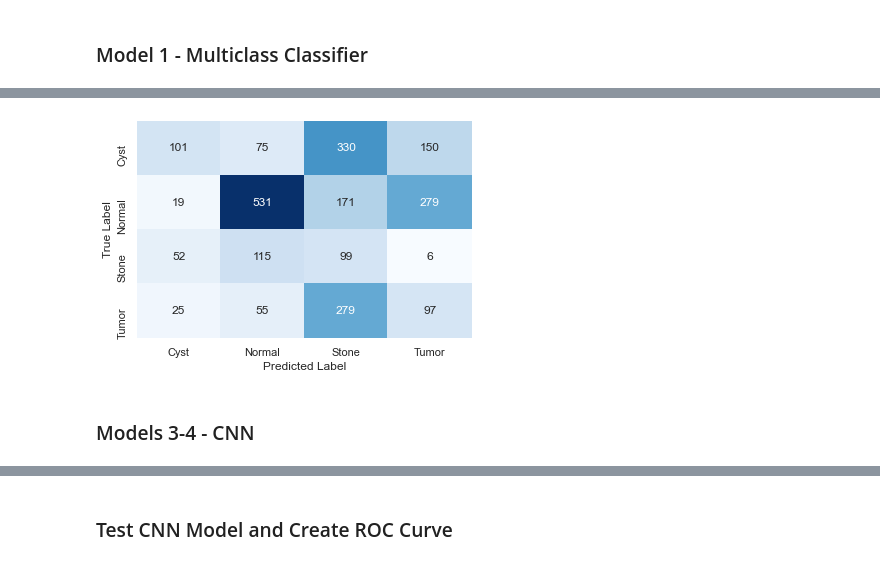
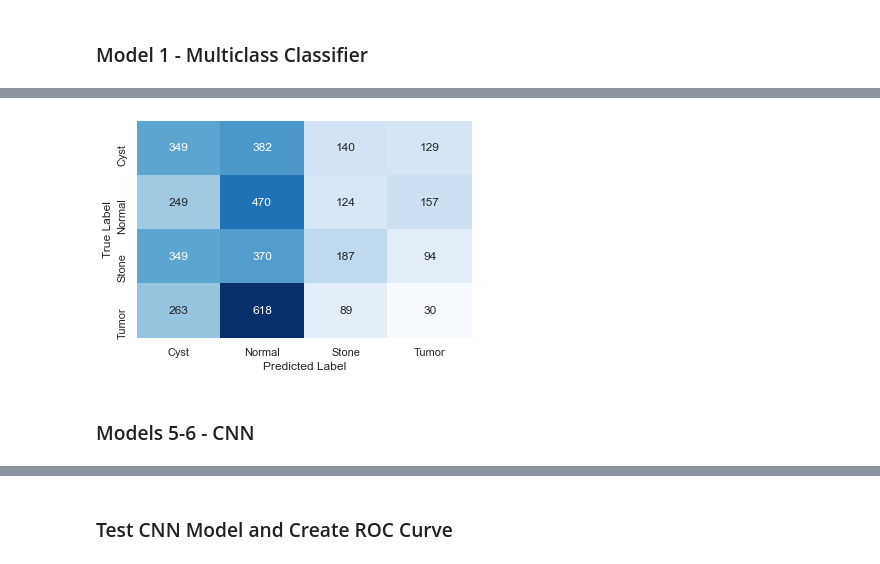
Before and after one commit to kara-christensen/CarriganNeginKaraFinalProject, a Jupyter notebook: Final_Project.ipynb, the cells around one changed output, grey strips where cells are left out. Saved outputs shown, nothing was run; the diff lists cells and outputs as text; code cells hidden in the pictures.

Commit message:
Updates: SMOTE on all classes (will undo), new order, new metrics

```diff
--- a/Final_Project.ipynb
+++ b/Final_Project.ipynb
@@ -586,0 +599,17 @@ tf.compat.v1.logging.set_verbosity(tf.compat.v1.logging.ERROR)
+# %%
+def recall(y_true, y_pred, c):
+    y_true = K.flatten(y_true)
+    pred_c = K.cast(K.equal(K.argmax(y_pred, axis=-1), c), K.floatx())
+    true_c = K.cast(K.equal(y_true, c), K.floatx())
+    true_positives = K.sum(pred_c * true_c)
+    possible_postives = K.sum(true_c)
+    return true_positives / (possible_postives + K.epsilon())
+
+
+def precision(y_true, y_pred, c):
+    y_true = K.flatten(y_true)
+    pred_c = K.cast(K.equal(K.argmax(y_pred, axis=-1), c), K.floatx())
+    true_c = K.cast(K.equal(y_true, c), K.floatx())
+    true_positives = K.sum(pred_c * true_c)
+    pred_positives = K.sum(pred_c)
+    return true_positives / (pred_positives + K.epsilon())
@@ -698,0 +790,6 @@ plt.show()
+# %%
+model2 = KNeighborsClassifier(n_neighbors=70, p=2, metric='minkowski')
+startTime = time.time()
+model2.fit(X_train_flat, y_train)
+endTime = time.time()
+print('Training took ' + str((endTime - startTime)/60) + ' minutes')
@@ -869,12 +1109,12 @@ plt.show()
 # %%
-model2_adam = build_model(n_classes=4, hidden_layer_sizes=[256], activation='relu',
-                          optimizer='Adam', learning_rate=0.001)
+model4_adam = build_model(n_classes=4, hidden_layer_sizes=[256], activation='relu',
+                          optimizer='Adam', learning_rate=0.0001)
 
-numEpochs = 10
+numEpochs = 15
 
 # Train the model for 5 epochs
 startTime = time.time()
-history = model2_adam.fit(X_train,
+history = model4_adam.fit(X_train,
                          y_train,
                          epochs=numEpochs,
                          batch_size=64,
@@ -882,14 +1122,4 @@ history = model2_adam.fit(X_train,
                          verbose=1)
 # test_loss, test_accuracy = model2_sgd.evaluate(X_val_flat, y_val, verbose=2)
 endTime = time.time()
-
-train_accuracy = history.history['accuracy']
-val_accuracy = history.history['val_accuracy']
-plt.plot(train_accuracy, label='train_accuracy')
-plt.plot(val_accuracy, label='validation accuracy')
-plt.xticks(range(numEpochs))
-plt.xlabel('Train epochs')
-plt.legend()
-plt.show()
-print('Training took ' + str((endTime - startTime)/60) + ' minutes')
 # %% [output]
@@ -918,5 +1178,5 @@ Training took 4.315996448198955 minutes
 # %%
-test_predictions = np.argmax(model2_adam.predict(X_val), axis=-1)
+test_predictions = np.argmax(model4_adam.predict(X_val), axis=-1)
 
 
 # Create a confusion matrix as a 2D array.
@@ -935,6 +1195,6 @@ plt.show()
-[figure, old version]
+[figure, new version]
 # %% [markdown]
-### Models 3-4 - CNN
+### Models 5-6 - CNN
 # %%
 def build_cnn_model(input_shape, n_classes, optimizer='SGD', learning_rate=0.01):
 
```
Also changed, not shown: parts of 114 cells of this notebook.
